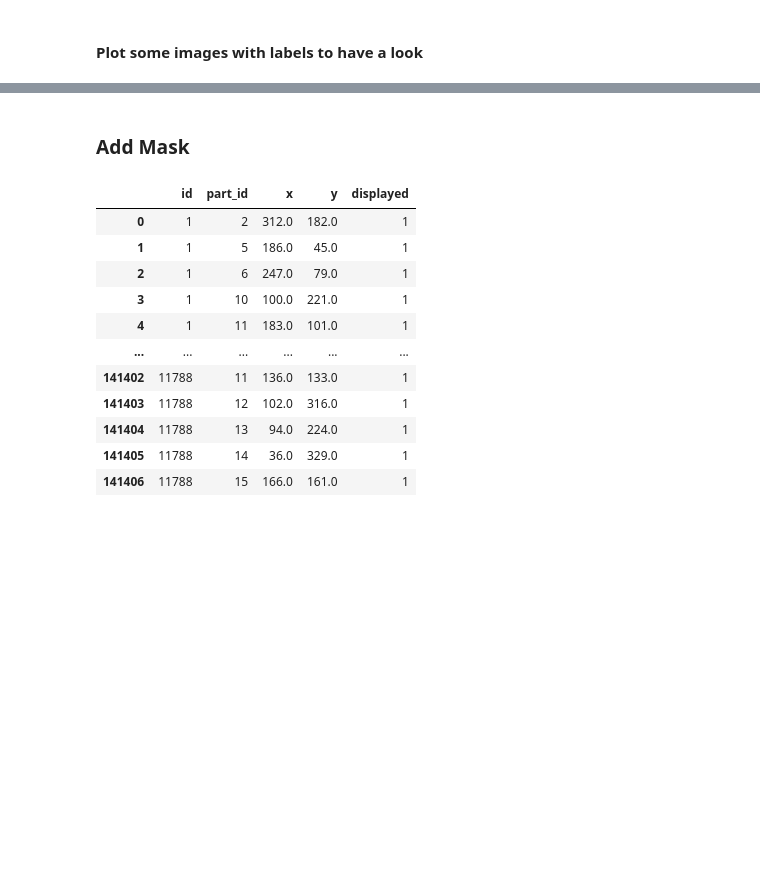
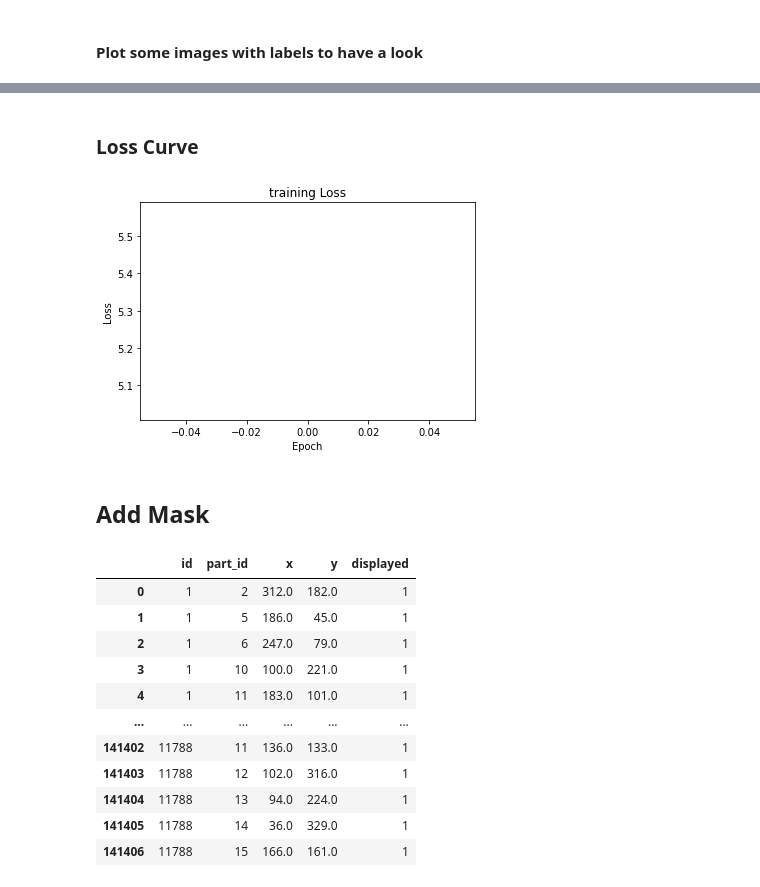
Before and after one commit to AnniLi1212/Fine_Grained_Bird_Classification, a Jupyter notebook: CNN_Classifier_for_CUB_200_2011.ipynb, the cells around one changed output, grey strips where cells are left out. Cells and saved outputs as stored; diff of their text form; code cells hidden in the pictures; blank space fills up the shorter version.

```diff
--- a/CNN_Classifier_for_CUB_200_2011.ipynb
+++ b/CNN_Classifier_for_CUB_200_2011.ipynb
@@ -156,0 +205,27 @@ plot_images(imagelist, labellist)
+# %%
+avg_losses = []
+# set num_epoch to 1 temporary as the speed is too slow
+num_epoch = 1
+print_freq = 500
+
+for epoch in range(num_epoch):
+    running_loss = 0.0
+    for i, trainstat in enumerate(trainloader, 0):
+        inputs, ytrue = trainstat
+        inputs, ytrue = inputs.to(device), ytrue.to(device)
+        opt.zero_grad()
+
+        outputs = net(inputs)
+        loss = loss_func(outputs, ytrue)
+        loss.backward()
+        opt.step()
+
+        running_loss += loss.item()
+        if i % print_freq == (print_freq-1):
+            print('[%d, %5d] loss: %.3f' %
+                  (epoch + 1, i + 1, running_loss / print_freq))
+            # append to avg_losses
+            avg_losses.append(running_loss / print_freq)
+            running_loss = 0.0
+
+print('Finished Training')
@@ -157,5 +312,16 @@ plot_images(imagelist, labellist)
+# %% [markdown]
+### Loss Curve
+# %%
+import matplotlib.pyplot as plt
+plt.plot(avg_losses)
+plt.title("training Loss")
+plt.xlabel('Epoch')
+plt.ylabel('Loss')
+plt.show()
+# %% [output]
+[figure, added]
 # %% [markdown]
-### Add Mask
+## Add Mask
 # %%
 parts = pd.read_csv("CUB_200_2011/parts/part_locs.txt", sep=" ", header=None, names=["id", "part_id", "x", "y", "displayed"])
 # %%
```
Also changed, not shown: parts of 55 cells of this notebook.
